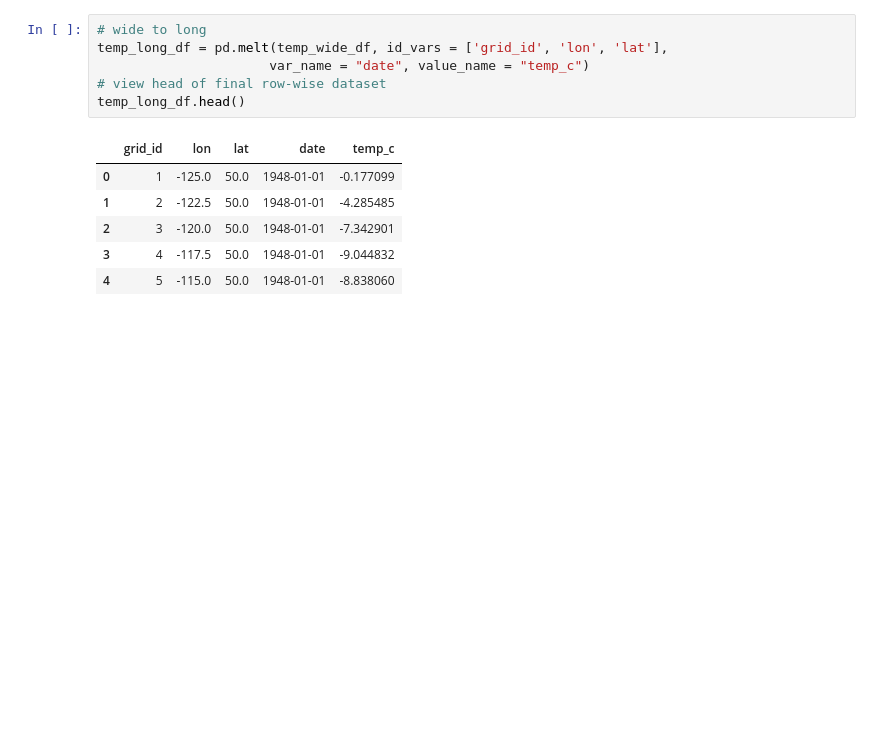
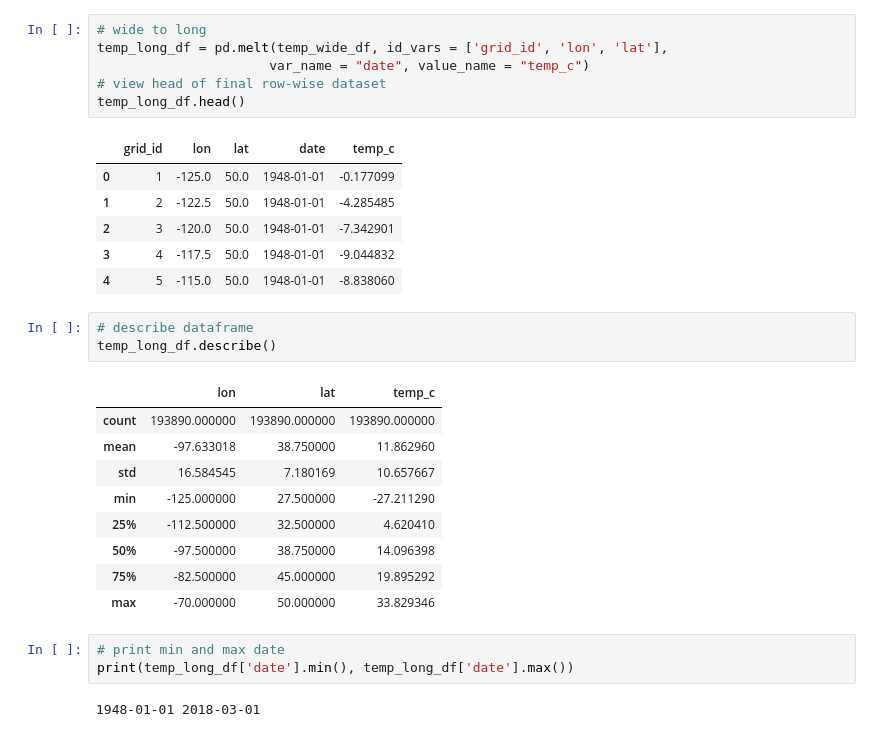
Before and after one commit to RyanGan/fire_predictor, a Jupyter notebook: monthly_air_temp.ipynb, the cells around one changed output. Cells and saved outputs as stored; diff of their text form; blank space fills up the shorter version.

Commit message:
updated some code for montly air temp

```diff
--- a/monthly_air_temp.ipynb
+++ b/monthly_air_temp.ipynb
@@ -248,3 +250,21 @@ temp_long_df.head()
 | 2 | 3 | -120.0 | 50.0 | 1948-01-01 | -7.342901 |
 | 3 | 4 | -117.5 | 50.0 | 1948-01-01 | -9.044832 |
 | 4 | 5 | -115.0 | 50.0 | 1948-01-01 | -8.838060 |
+# %%
+# describe dataframe
+temp_long_df.describe()
+# %% [output]
+|  | lon | lat | temp_c |
+| count | 193890.000000 | 193890.000000 | 193890.000000 |
+| mean | -97.633018 | 38.750000 | 11.862960 |
+| std | 16.584545 | 7.180169 | 10.657667 |
+| min | -125.000000 | 27.500000 | -27.211290 |
+| 25% | -112.500000 | 32.500000 | 4.620410 |
+| 50% | -97.500000 | 38.750000 | 14.096398 |
+| 75% | -82.500000 | 45.000000 | 19.895292 |
+| max | -70.000000 | 50.000000 | 33.829346 |
+# %%
+# print min and max date
+print(temp_long_df['date'].min(), temp_long_df['date'].max())
+# %% [output]
+1948-01-01 2018-03-01
```
Also changed, not shown: parts of 1 cell of this notebook.
